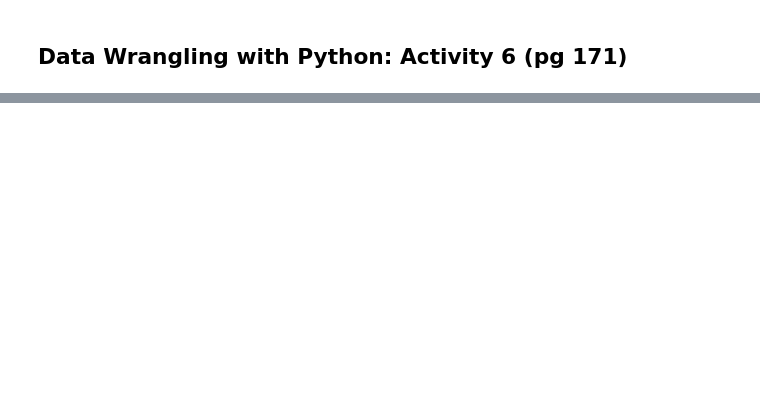
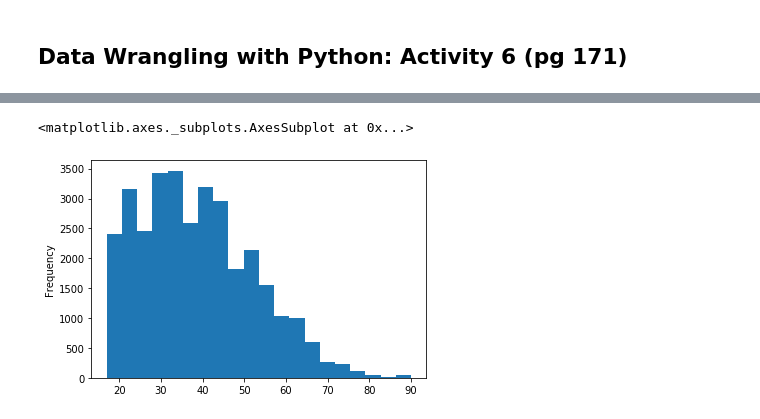
Before and after one commit to ramsey-king/DSC-540-Data-Preparation, a Jupyter notebook: Wk3-4/KingRamseyWk3-4Exercises.ipynb, the cells around one changed output, grey strips where cells are left out. Drawn from its saved outputs; the diff is of its cells as text; code cells hidden in the pictures; blank space fills up the shorter version.

```diff
--- a/Wk3-4/KingRamseyWk3-4Exercises.ipynb
+++ b/Wk3-4/KingRamseyWk3-4Exercises.ipynb
@@ -116,28 +116,17 @@ The percentage of houses with a low price (< $20,000) is 41.50%
 2. Read the adult income dataset from the following URL:
     https://github.com/TrainingByPackt/Data-Wrangling-with-Python/blob/master/Chapter04/Activity06/.
 3. Create a script that will read a text file line by line. (The text file contains the header names.)
+4. Add a name of Income for the response variable to the dataset.
 '''
 adult_income_data = pd.read_csv('https://raw.githubusercontent.com/TrainingByPackt/Data-Wrangling-with-Python/master/Lesson04/Activity06/adult_income_data.csv', sep=",")
-#adult_income_header = pd.read_csv('https://raw.githubusercontent.com/TrainingByPackt/Data-Wrangling-with-Python/master/Lesson04/Activity06/adult_income_names.txt', sep="\n")
-#print(adult_income_header)
-#def read_line(lines):
-    #lines = line.decode("utf-8")
-#    print(lines)
-
-#for line in adult_income_header:
-#    read_line(line)
-
 header_list = []
 with open("adult_income_names.txt", "r") as fd:
-
-    '''
-    Read the first line and use string methods to generate a list of all the column names.
-    '''
     for line in fd:
-        #print(line)
         column_list = line.split(":")
         header_list.append(column_list[0])
 
     header_list = [i for i in header_list if i != '\n']
-    print(header_list)
+
+header_list.append('Income')
+adult_income_data.columns = header_list
 # %% [output]
@@ -145,4 +137,0 @@ with open("adult_income_names.txt", "r") as fd:
-# %%
-# 4. Add a name of Income for the response variable to the dataset.
-adult_income_data.insert(len(adult_income_data.columns), 'Income', 'test')
-print(adult_income_data.columns)
@@ -153,0 +161,4 @@ Index(['39', ' State-gov', '77516', ' Bachelors', '13', ' Never-married',
+# %%
+# 6. Create a DataFrame with only age, education, and occupation by using subsetting.
+adult_income_subset = adult_income_data[['age', 'education', 'occupation']]
+adult_income_subset.head()
@@ -153,0 +172,6 @@ Index(['39', ' State-gov', '77516', ' Bachelors', '13', ' Never-married',
+# %%
+# 7. Plot a histogram of age with a bin size of 20.
+adult_income_subset['age'].plot.hist(bins=20)
+# %% [output]
+<matplotlib.axes._subplots.AxesSubplot at 0x...>
+[figure, added]
```
Also changed, not shown: parts of 8 cells of this notebook.
